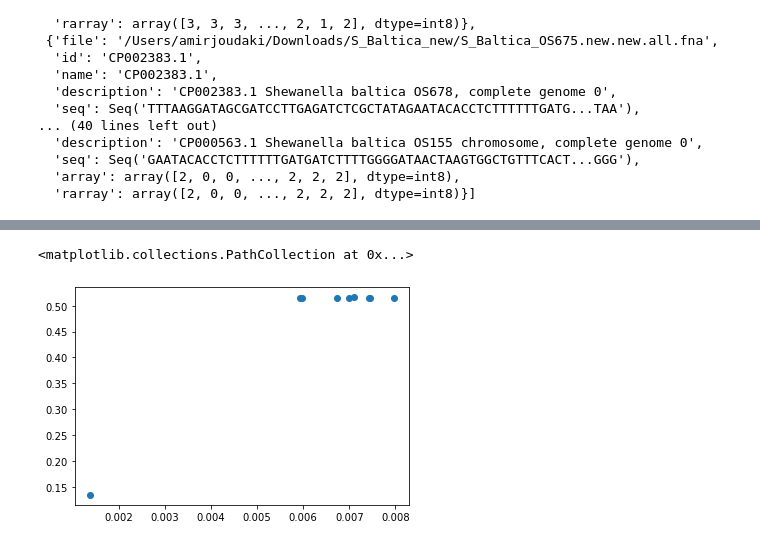
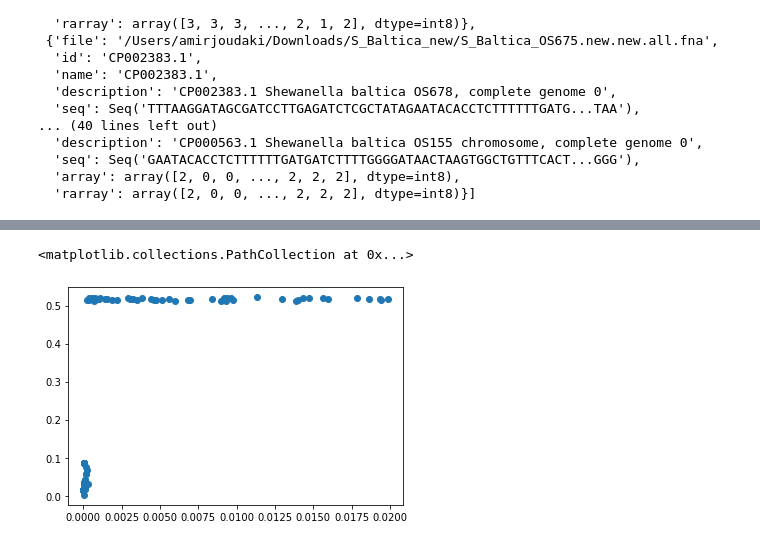
Before and after one commit to ajoudaki/tensor_sketch_minimzer, a Jupyter notebook: S_Baltica.ipynb, the cells around one changed output, grey strips where cells are left out. Saved outputs shown, nothing was run; the diff lists cells and outputs as text; code cells hidden in the pictures.

```diff
--- a/S_Baltica.ipynb
+++ b/S_Baltica.ipynb
@@ -9,14 +10,14 @@ import matplotlib.pyplot as plt
 import edlib
 # %%
 kmer_size = 8               #@param {type:"slider",min:1,max:32,step:1}
-tuple_size = 3              #@param {type:"slider",min:1,max:10,step:1}
-sketch_dim = 10             #@param {type:"slider",min:10,max:300,step:10}
+tuple_size = 5              #@param {type:"slider",min:1,max:10,step:1}
+sketch_dim = 20             #@param {type:"slider",min:10,max:300,step:10}
 run_cuda_models = False     #@param {type:"boolean"}
 alphabet_size = 4
 seq_len = 5000000
 
-window = 100000
-stride = 20000
+window = 10000
+stride = 5000
 normalize = True
 sample = ord('m')
 
@@ -117,25 +96,35 @@ plt.plot(dists[:,2])
+# %%
+s1, s2 = 0, 2
+sk1, sk2 = all_seqs[s1]['sketch']['array'], all_seqs[s2]['sketch']['array']
+sk1 = sk1.transpose() / np.sqrt(np.nansum(sk1**2,axis=1))
+sk2 = sk2.transpose() / np.sqrt(np.nansum(sk2**2,axis=1))
+prod = np.matmul(sk1.transpose(),sk2)
+dists = np.array([(i,j,1-prod[i,j]) for i in range(prod.shape[0]) for j in range(prod.shape[1])])
+idx = np.argsort(dists[:,2])
+dists = dists[idx,:]
 # %%
-num_samples = 27
-uniform_dists = np.random.random(num_samples)*(dists[-1,2]-dists[0,2])+dists[0,2]
+num_samples = 200
+uniform_dists = np.random.random(num_samples)**5 / 2
 uniform_indices = np.searchsorted(dists[:,2],uniform_dists)
-uniform_indices = list(range(20))
+uniform_indices = list(range(num_samples))
 df = pd.DataFrame(columns=['s1','s2','i1','i2','j1','j2','d','ed','ed_norm'])
 for index in tqdm.tqdm(uniform_indices):
     i, j, d = int(dists[index,0]),int(dists[index,1]), dists[index,2]
-    idx1,idx2 = all_seqs[si]['sketch']['inds'][i], all_seqs[sj]['sketch']['inds'][j]
-    if idx1<window or idx2<window:
-        continue
-    seq1, seq2 = all_seqs[si]['seq'][idx1-window:idx1],all_seqs[sj]['seq'][idx2-window:idx2]
+    idx1,idx2 = all_seqs[s1]['sketch']['inds'][i], all_seqs[s2]['sketch']['inds'][j]
+    seq1, seq2 = all_seqs[s1]['seq'][idx1-window:idx1],all_seqs[s2]['seq'][idx2-window:idx2]
     query, target = seq1,seq2
     result = edlib.align(query,target,task='path')
+    if not result['cigar']:
+        continue
     nice = edlib.getNiceAlignment(result, query, target)
-    first = nice['matched_aligned'].find('|'*30)
+    first = nice['matched_aligned'].find('|'*10)
     query_aligned = nice['query_aligned'][:first]
     target_aligned = nice['target_aligned'][:first]
     d1, d2 = query_aligned.count('-'), target_aligned.count('-')
     L = window - max(d1,d2)
     result2 = edlib.align(target[d1:d1+L],query[d2:d2+L])
+    ed, ed_norm = result2['editDistance'],result2['editDistance']/L
 
     # print("\n".join([str(v) for k,v in nice.items()]))
-    df.loc[len(df),:] = (si,sj,idx1-window,idx1,idx2-window,idx2,d,result2['editDistance'],result2['editDistance']/L)
+    df.loc[len(df),:] = (s1,s2,idx1-window,idx1,idx2-window,idx2,d,ed, ed_norm)
 df
@@ -155,5 +145,5 @@ df
 # %%
-plt.scatter(df.d, df.ed_norm)
+plt.scatter(df.d[df.d<.02], df.ed_norm[df.d<.02])
 # %% [output]
 <matplotlib.collections.PathCollection at 0x...>
-[figure, old version]
+[figure, new version]
```
Also changed, not shown: parts of 11 cells of this notebook.
